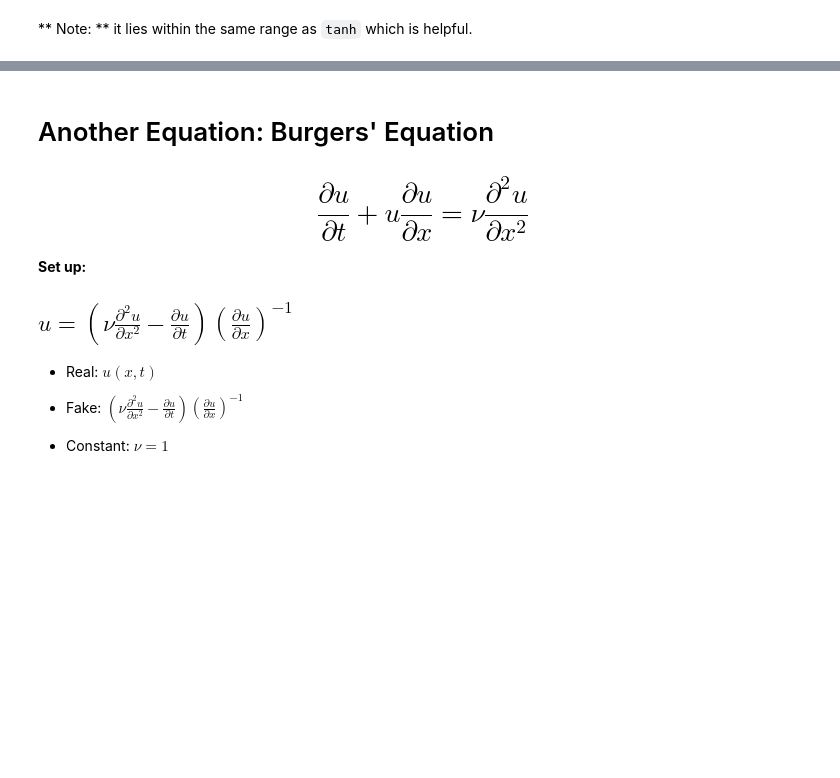
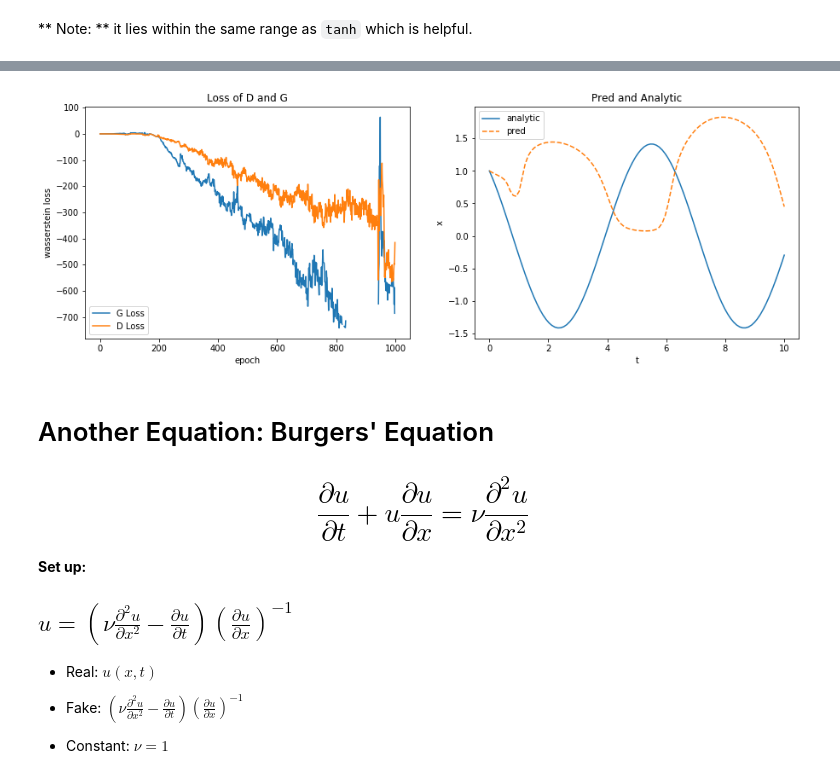
Before and after one commit to dylanrandle/denn, a Jupyter notebook: GAN.ipynb, the cells around one changed output, grey strips where cells are left out. Drawn from its saved outputs; the diff is of its cells as text; code cells hidden in the pictures; blank space fills up the shorter version.

```diff
--- a/GAN.ipynb
+++ b/GAN.ipynb
@@ -781,0 +791,26 @@ loss_ax.set_ylabel('wasserstein loss');
+# %%
+%%time
+G,D,G_loss,D_loss = train_GAN_SHO(1000,
+                              g_hidden_units=40,
+                              g_hidden_layers=3,
+                              d_hidden_units=40,
+                              d_hidden_layers=3,
+                              d_lr=0.001,
+                              g_lr=0.001,
+                              t_low=0,
+                              t_high=10,
+                              logging=False,
+                              G_iters=1,
+                              D_iters=1,
+                              n=100,
+                              m=1,
+                              k=1,
+                              real_label=1,
+                              fake_label=-1,
+                              clip=1,
+                              max_while=50,
+                              x0=1,
+                              dx_dt0=-1)
+loss_ax, pred_ax = plot_losses_and_preds(np.exp(G_loss), np.exp(D_loss), G, t, analytic_oscillator)
+loss_ax.set_ylabel('wasserstein loss');
+# %% [output]
@@ -782,3 +819,4 @@ loss_ax.set_ylabel('wasserstein loss');
+[figure, added]
 # %% [markdown]
 # Another Equation: Burgers' Equation
 
```
Also changed, not shown: parts of 2 cells of this notebook, 1 other file.
